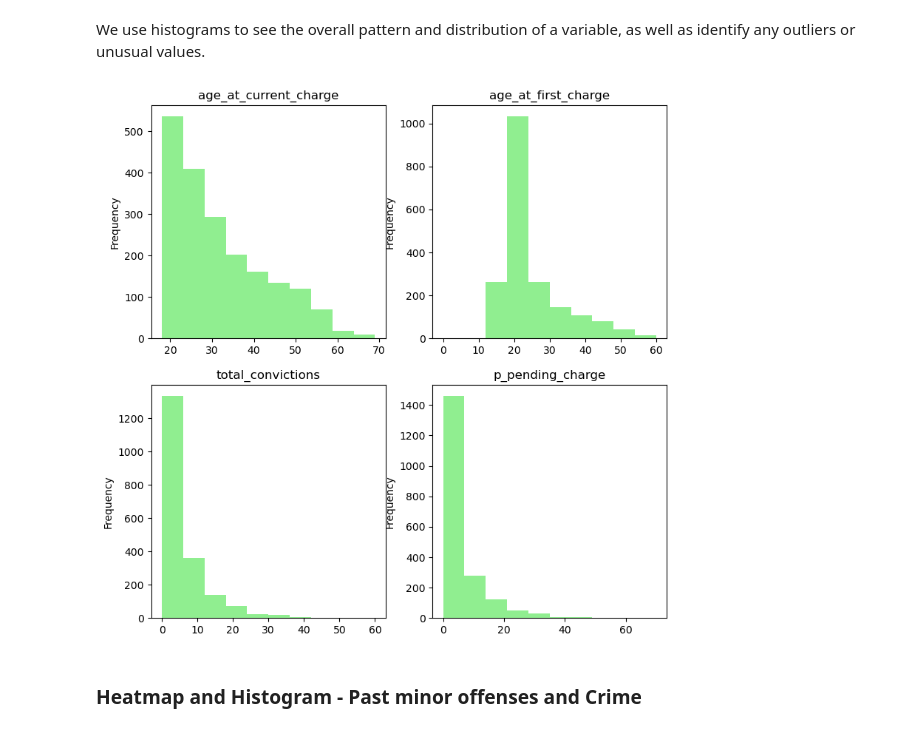
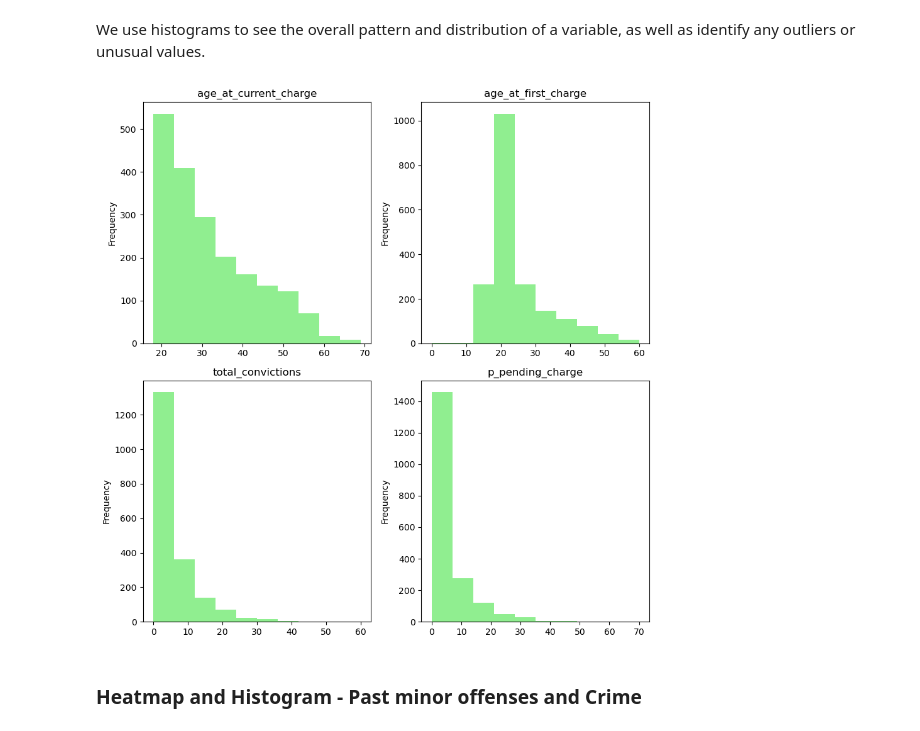
Before and after one commit to UCB-stat-159-s23/project-Group17, a Jupyter notebook: EDAandModel.ipynb, the cells around one changed output. Saved outputs shown, nothing was run; the diff lists cells and outputs as text; code cells hidden in the pictures.

```diff
--- a/EDAandModel.ipynb
+++ b/EDAandModel.ipynb
@@ -133,15 +133,16 @@ We use histograms to see the overall pattern and distribution of a variable, as
 # %%
 fig, axes = plt.subplots(figsize=(9,9), ncols=2, nrows=2)
 
 hist_features1 = ["age_at_current_charge", "age_at_first_charge", "total_convictions", "p_pending_charge"]
 
 for k, feature in enumerate(hist_features1):
     axes[k//2, k%2].set_title(feature)
     crime_data[feature].plot(kind="hist", ax=axes[k//2, k%2], color = 'lightgreen')
+plt.tight_layout()
 plt.savefig('figures/histogram1.png')
 plt.show()
 # %% [output]
-[figure, old version]
+[figure, new version]
 # %% [markdown]
 ### Heatmap and Histogram - Past minor offenses and Crime
 # %% [markdown]
```
Also changed, not shown: parts of 5 cells of this notebook, 9 other files.
